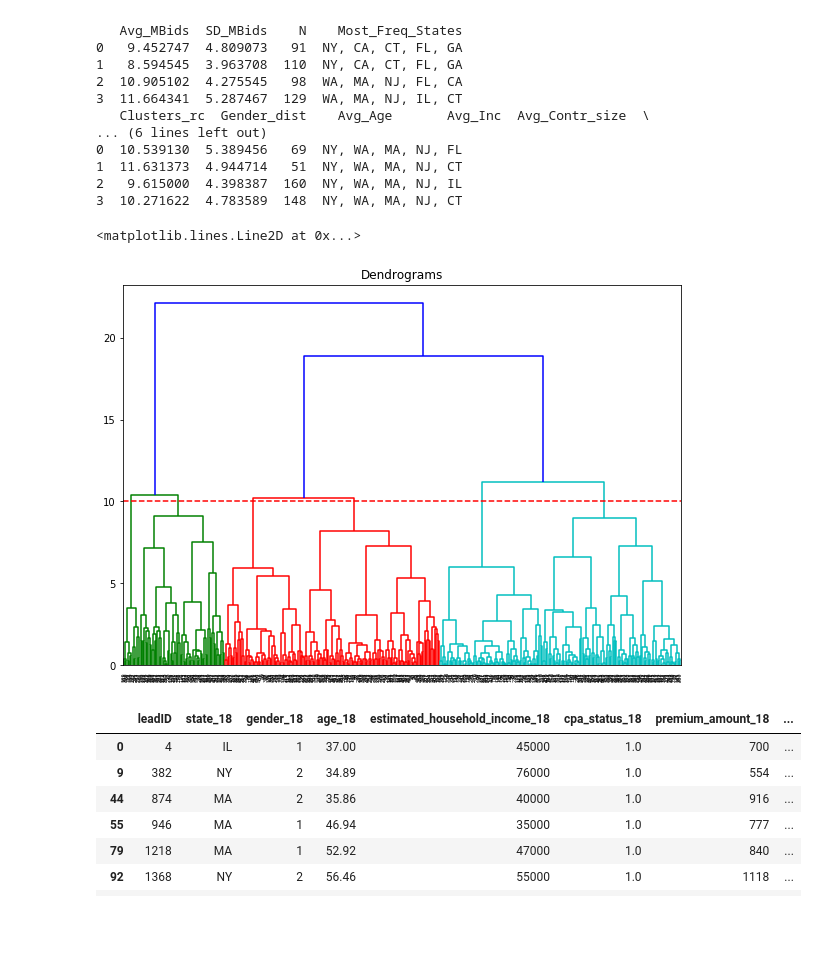
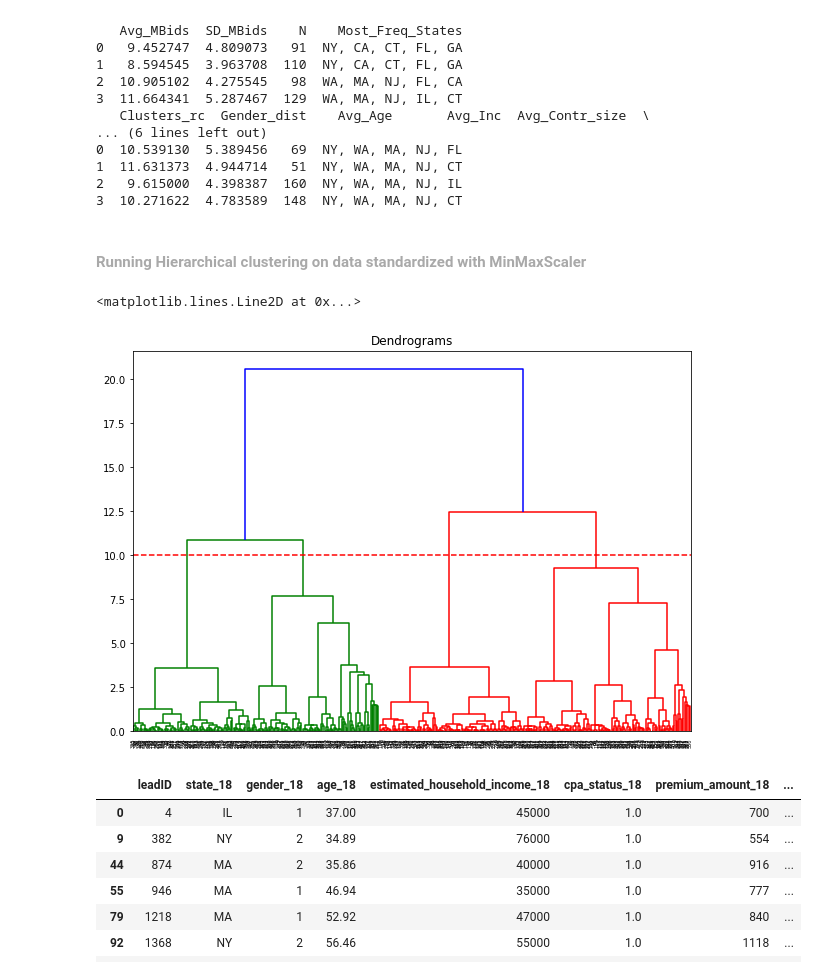
Before and after one commit to ZsoltNagy86/ABC_LLC_Leads, a Jupyter notebook: ABC_LLC_Leads.ipynb, the cells around one changed output. Saved outputs shown, nothing was run; the diff lists cells and outputs as text; code cells hidden in the pictures; blank space fills up the shorter version.

```diff
--- a/ABC_LLC_Leads.ipynb
+++ b/ABC_LLC_Leads.ipynb
@@ -511,13 +525,15 @@ print(cluster_df_rc)
 1  11.631373  4.944714   51  NY, WA, MA, NJ, CT
 2   9.615000  4.398387  160  NY, WA, MA, NJ, IL
 3  10.271622  4.783589  148  NY, WA, MA, NJ, CT
+# %% [markdown]
+#### <span style="color:darkgray"> Running Hierarchical clustering on data standardized with MinMaxScaler </span>
 # %%
 # Applying hierarchical clustering
 plt.figure(figsize=(10, 7))
 plt.title("Dendrograms")
-dend = shc.dendrogram(shc.linkage(df_closed_st_rc, method='ward'))
+dend = shc.dendrogram(shc.linkage(df_closed_st_mm, method='ward'))
 plt.axhline(y=10, color='r', linestyle='--')
 # %% [output]
 <matplotlib.lines.Line2D at 0x...>
-[figure, old version]
+[figure, new version]
 # %%
```
Also changed, not shown: parts of 29 cells of this notebook, 2 other files.
